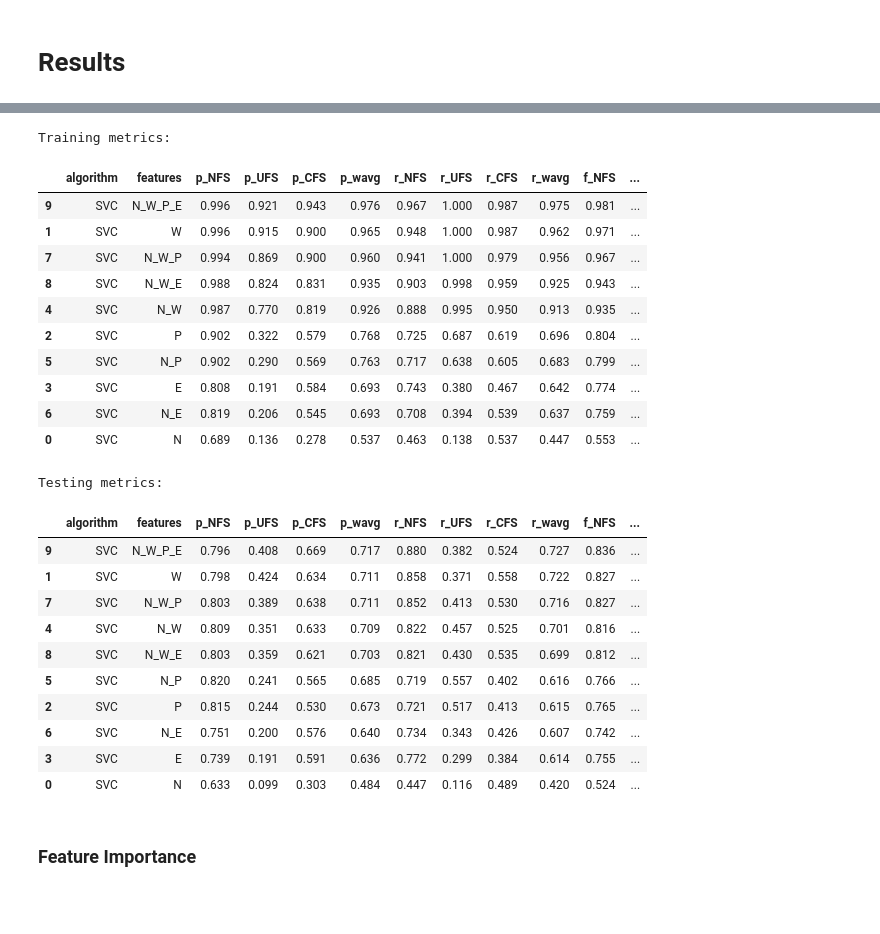
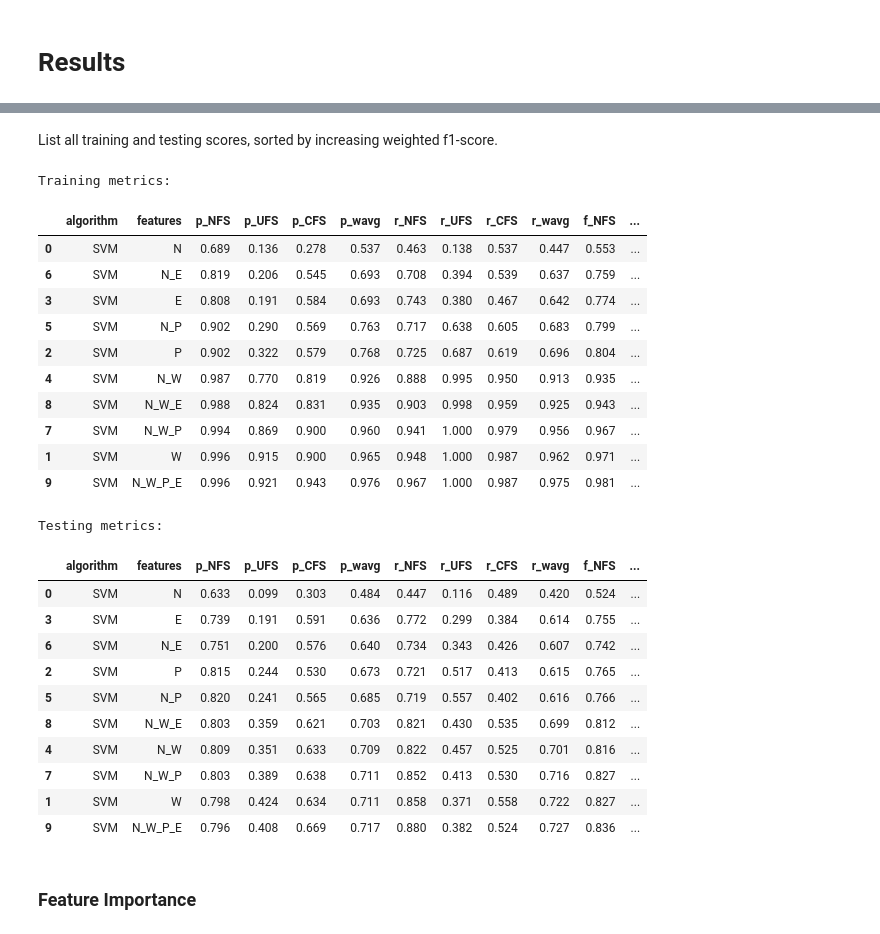
Before and after one commit to SigneK42/fact_check_worthy_claim, a Jupyter notebook: notebooks/SVM.ipynb, the cells around one changed output, grey strips where cells are left out. Cells and saved outputs as stored; diff of their text form; code cells hidden in the pictures; blank space fills up the shorter version.

```diff
--- a/notebooks/SVM.ipynb
+++ b/notebooks/SVM.ipynb
@@ -124,13 +124,13 @@ models = {}
 
 for features, index in experiments.items():
   exp_clf, exp_score_train, exp_score_test = run_experiment(
-      clf=clf,
+      clf=copy(clf),
       X_train=X_train[:, index],
       y_train=y_train,
       X_test=X_test[:, index],
       y_test=y_test,
       annotations={
-        'algorithm': 'SVC',
+        'algorithm': 'SVM',
         'features': features}
   )
   models[features] = exp_clf
@@ -176,0 +179,2 @@ Test metrics:
+# %%
+plot_train_test_score(df_score_train, df_score_test, method='SVM', order_by='f_wavg')
@@ -177,34 +189,36 @@ Test metrics:
+# %% [markdown]
+List all training and testing scores, sorted by increasing weighted f1-score.
 # %%
 print('Training metrics:')
-display(df_score_train.sort_values(by='f_wavg', ascending=False))
+display(df_score_train.sort_values(by='f_wavg'))
 
 print('Testing metrics:')
-display(df_score_test.sort_values(by='f_wavg', ascending=False))
+display(df_score_test.sort_values(by='f_wavg'))
 # %% [output]
 Training metrics:
 |  | algorithm | features | p_NFS | p_UFS | p_CFS | p_wavg | r_NFS | r_UFS | r_CFS | r_wavg | f_NFS | ... |
-| 9 | SVC | N_W_P_E | 0.996 | 0.921 | 0.943 | 0.976 | 0.967 | 1.000 | 0.987 | 0.975 | 0.981 | ... |
-| 1 | SVC | W | 0.996 | 0.915 | 0.900 | 0.965 | 0.948 | 1.000 | 0.987 | 0.962 | 0.971 | ... |
-| 7 | SVC | N_W_P | 0.994 | 0.869 | 0.900 | 0.960 | 0.941 | 1.000 | 0.979 | 0.956 | 0.967 | ... |
-| 8 | SVC | N_W_E | 0.988 | 0.824 | 0.831 | 0.935 | 0.903 | 0.998 | 0.959 | 0.925 | 0.943 | ... |
-| 4 | SVC | N_W | 0.987 | 0.770 | 0.819 | 0.926 | 0.888 | 0.995 | 0.950 | 0.913 | 0.935 | ... |
-| 2 | SVC | P | 0.902 | 0.322 | 0.579 | 0.768 | 0.725 | 0.687 | 0.619 | 0.696 | 0.804 | ... |
-| 5 | SVC | N_P | 0.902 | 0.290 | 0.569 | 0.763 | 0.717 | 0.638 | 0.605 | 0.683 | 0.799 | ... |
-| 3 | SVC | E | 0.808 | 0.191 | 0.584 | 0.693 | 0.743 | 0.380 | 0.467 | 0.642 | 0.774 | ... |
-| 6 | SVC | N_E | 0.819 | 0.206 | 0.545 | 0.693 | 0.708 | 0.394 | 0.539 | 0.637 | 0.759 | ... |
-| 0 | SVC | N | 0.689 | 0.136 | 0.278 | 0.537 | 0.463 | 0.138 | 0.537 | 0.447 | 0.553 | ... |
+| 0 | SVM | N | 0.689 | 0.136 | 0.278 | 0.537 | 0.463 | 0.138 | 0.537 | 0.447 | 0.553 | ... |
+| 6 | SVM | N_E | 0.819 | 0.206 | 0.545 | 0.693 | 0.708 | 0.394 | 0.539 | 0.637 | 0.759 | ... |
+| 3 | SVM | E | 0.808 | 0.191 | 0.584 | 0.693 | 0.743 | 0.380 | 0.467 | 0.642 | 0.774 | ... |
+| 5 | SVM | N_P | 0.902 | 0.290 | 0.569 | 0.763 | 0.717 | 0.638 | 0.605 | 0.683 | 0.799 | ... |
+| 2 | SVM | P | 0.902 | 0.322 | 0.579 | 0.768 | 0.725 | 0.687 | 0.619 | 0.696 | 0.804 | ... |
+| 4 | SVM | N_W | 0.987 | 0.770 | 0.819 | 0.926 | 0.888 | 0.995 | 0.950 | 0.913 | 0.935 | ... |
+| 8 | SVM | N_W_E | 0.988 | 0.824 | 0.831 | 0.935 | 0.903 | 0.998 | 0.959 | 0.925 | 0.943 | ... |
+| 7 | SVM | N_W_P | 0.994 | 0.869 | 0.900 | 0.960 | 0.941 | 1.000 | 0.979 | 0.956 | 0.967 | ... |
+| 1 | SVM | W | 0.996 | 0.915 | 0.900 | 0.965 | 0.948 | 1.000 | 0.987 | 0.962 | 0.971 | ... |
+| 9 | SVM | N_W_P_E | 0.996 | 0.921 | 0.943 | 0.976 | 0.967 | 1.000 | 0.987 | 0.975 | 0.981 | ... |
 Testing metrics:
 |  | algorithm | features | p_NFS | p_UFS | p_CFS | p_wavg | r_NFS | r_UFS | r_CFS | r_wavg | f_NFS | ... |
-| 9 | SVC | N_W_P_E | 0.796 | 0.408 | 0.669 | 0.717 | 0.880 | 0.382 | 0.524 | 0.727 | 0.836 | ... |
-| 1 | SVC | W | 0.798 | 0.424 | 0.634 | 0.711 | 0.858 | 0.371 | 0.558 | 0.722 | 0.827 | ... |
-| 7 | SVC | N_W_P | 0.803 | 0.389 | 0.638 | 0.711 | 0.852 | 0.413 | 0.530 | 0.716 | 0.827 | ... |
-| 4 | SVC | N_W | 0.809 | 0.351 | 0.633 | 0.709 | 0.822 | 0.457 | 0.525 | 0.701 | 0.816 | ... |
-| 8 | SVC | N_W_E | 0.803 | 0.359 | 0.621 | 0.703 | 0.821 | 0.430 | 0.535 | 0.699 | 0.812 | ... |
-| 5 | SVC | N_P | 0.820 | 0.241 | 0.565 | 0.685 | 0.719 | 0.557 | 0.402 | 0.616 | 0.766 | ... |
-| 2 | SVC | P | 0.815 | 0.244 | 0.530 | 0.673 | 0.721 | 0.517 | 0.413 | 0.615 | 0.765 | ... |
-| 6 | SVC | N_E | 0.751 | 0.200 | 0.576 | 0.640 | 0.734 | 0.343 | 0.426 | 0.607 | 0.742 | ... |
-| 3 | SVC | E | 0.739 | 0.191 | 0.591 | 0.636 | 0.772 | 0.299 | 0.384 | 0.614 | 0.755 | ... |
-| 0 | SVC | N | 0.633 | 0.099 | 0.303 | 0.484 | 0.447 | 0.116 | 0.489 | 0.420 | 0.524 | ... |
+| 0 | SVM | N | 0.633 | 0.099 | 0.303 | 0.484 | 0.447 | 0.116 | 0.489 | 0.420 | 0.524 | ... |
+| 3 | SVM | E | 0.739 | 0.191 | 0.591 | 0.636 | 0.772 | 0.299 | 0.384 | 0.614 | 0.755 | ... |
+| 6 | SVM | N_E | 0.751 | 0.200 | 0.576 | 0.640 | 0.734 | 0.343 | 0.426 | 0.607 | 0.742 | ... |
+| 2 | SVM | P | 0.815 | 0.244 | 0.530 | 0.673 | 0.721 | 0.517 | 0.413 | 0.615 | 0.765 | ... |
+| 5 | SVM | N_P | 0.820 | 0.241 | 0.565 | 0.685 | 0.719 | 0.557 | 0.402 | 0.616 | 0.766 | ... |
+| 8 | SVM | N_W_E | 0.803 | 0.359 | 0.621 | 0.703 | 0.821 | 0.430 | 0.535 | 0.699 | 0.812 | ... |
+| 4 | SVM | N_W | 0.809 | 0.351 | 0.633 | 0.709 | 0.822 | 0.457 | 0.525 | 0.701 | 0.816 | ... |
+| 7 | SVM | N_W_P | 0.803 | 0.389 | 0.638 | 0.711 | 0.852 | 0.413 | 0.530 | 0.716 | 0.827 | ... |
+| 1 | SVM | W | 0.798 | 0.424 | 0.634 | 0.711 | 0.858 | 0.371 | 0.558 | 0.722 | 0.827 | ... |
+| 9 | SVM | N_W_P_E | 0.796 | 0.408 | 0.669 | 0.717 | 0.880 | 0.382 | 0.524 | 0.727 | 0.836 | ... |
 # %% [markdown]
 ### Feature Importance
 # %%
```
Also changed, not shown: parts of 10 cells of this notebook.
